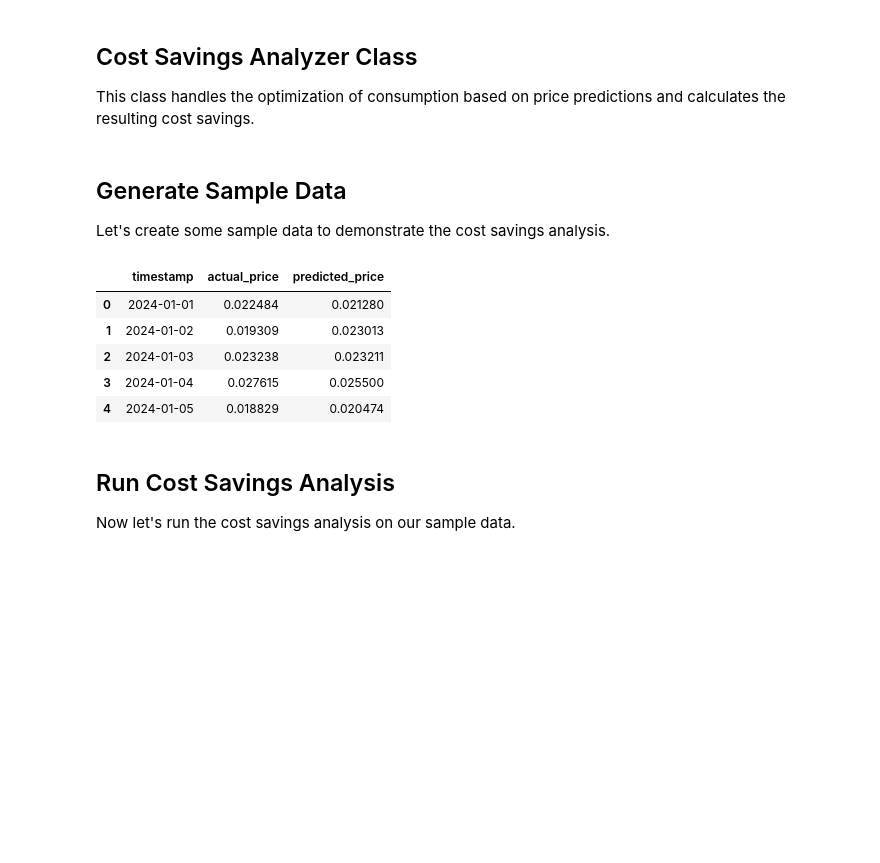
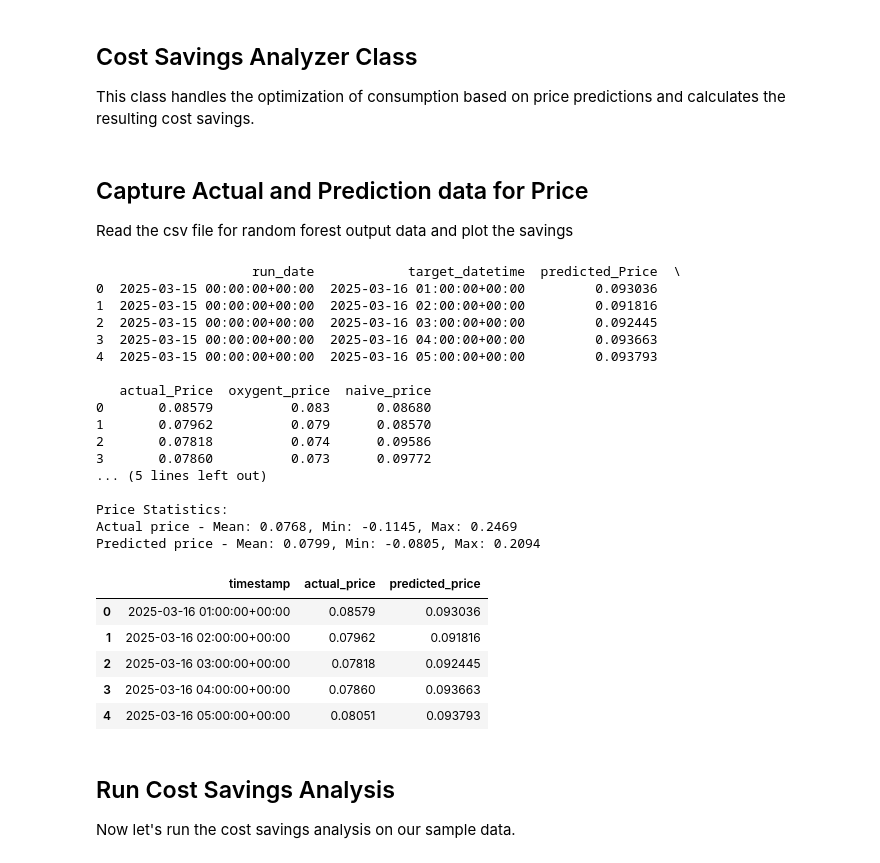
Before and after one commit to tvgerwe/ENEXIS, a Jupyter notebook: workspaces/sandeep/warp/cost_savings_analysis.ipynb, the cells around one changed output. Saved outputs shown, nothing was run; the diff lists cells and outputs as text; code cells hidden in the pictures; blank space fills up the shorter version.

Commit message:
commit for a savings python notebook

```diff
--- a/workspaces/sandeep/warp/cost_savings_analysis.ipynb
+++ b/workspaces/sandeep/warp/cost_savings_analysis.ipynb
@@ -168,53 +225,73 @@ class CostSavingsAnalyzer:
         # Adjust layout
         plt.tight_layout()
         plt.show()
-# %% [markdown]
-## Generate Sample Data
-
-Let's create some sample data to demonstrate the cost savings analysis.
+# %% [markdown]
+## Capture Actual and Prediction data for Price
+
+Read the csv file for random forest output data and plot the savings
 # %%
-def generate_sample_data() -> pd.DataFrame:
+def process_results_data() -> pd.DataFrame:
     """Load and prepare data from the rolling predictions CSV file"""
     # Read the CSV file
-    file_path = '/Users/sgawde/work/eaisi-code/main-branch-01-jun/ENEXIS/src/models/model_run_results/rolling_predictions.csv'
+    # file_path = '/Users/sgawde/work/eaisi-code/main-branch-01-jun/ENEXIS/src/models/model_run_results/rolling_predictions.csv'
+    file_path = '../../sharell/random_forest_predictions_with_actuals.csv'
     df = pd.read_csv(file_path)
+
+    print(df.head())
 
     # Rename columns to match our expected format
     df = df.rename(columns={
-        'Timestamp': 'timestamp',
-        'Actual': 'actual_price',
-        'Predicted_1d_ahead': 'predicted_price'
+        'target_datetime': 'timestamp',
+        'actual_Price': 'actual_price',
+        'predicted_Price': 'predicted_price'
     })
 
     # Convert timestamp to datetime
     df['timestamp'] = pd.to_datetime(df['timestamp'])
 
     # Fill NaN values in predicted_price with actual_price
     df['predicted_price'] = df['predicted_price'].fillna(df['actual_price'])
 
     # Select only the required columns
     df = df[['timestamp', 'actual_price', 'predicted_price']]
 
     # Log the data summary
     print("\nData Summary:")
     print(f"Number of days: {len(df)}")
     print(f"Date range: {df['timestamp'].min()} to {df['timestamp'].max()}")
     print("\nPrice Statistics:")
     print(f"Actual price - Mean: {df['actual_price'].mean():.4f}, Min: {df['actual_price'].min():.4f}, Max: {df['actual_price'].max():.4f}")
     print(f"Predicted price - Mean: {df['predicted_price'].mean():.4f}, Min: {df['predicted_price'].min():.4f}, Max: {df['predicted_price'].max():.4f}")
 
     return df
 
 # Generate sample data
-sample_data = generate_sample_data()
+sample_data = process_results_data()
 sample_data.head()
 # %% [output]
+                    run_date            target_datetime  predicted_Price  \
+0  2025-03-15 00:00:00+00:00  2025-03-16 01:00:00+00:00         0.093036
+1  2025-03-15 00:00:00+00:00  2025-03-16 02:00:00+00:00         0.091816
+2  2025-03-15 00:00:00+00:00  2025-03-16 03:00:00+00:00         0.092445
+3  2025-03-15 00:00:00+00:00  2025-03-16 04:00:00+00:00         0.093663
+4  2025-03-15 00:00:00+00:00  2025-03-16 05:00:00+00:00         0.093793
+
+   actual_Price  oxygent_price  naive_price
+0       0.08579          0.083      0.08680
+1       0.07962          0.079      0.08570
+2       0.07818          0.074      0.09586
+3       0.07860          0.073      0.09772
+... (5 lines left out)
+
+Price Statistics:
+Actual price - Mean: 0.0768, Min: -0.1145, Max: 0.2469
+Predicted price - Mean: 0.0799, Min: -0.0805, Max: 0.2094
 |  | timestamp | actual_price | predicted_price |
-| 0 | 2024-01-01 | 0.022484 | 0.021280 |
-| 1 | 2024-01-02 | 0.019309 | 0.023013 |
-| 2 | 2024-01-03 | 0.023238 | 0.023211 |
-| 3 | 2024-01-04 | 0.027615 | 0.025500 |
-| 4 | 2024-01-05 | 0.018829 | 0.020474 |
+| 0 | 2025-03-16 01:00:00+00:00 | 0.08579 | 0.093036 |
+| 1 | 2025-03-16 02:00:00+00:00 | 0.07962 | 0.091816 |
+| 2 | 2025-03-16 03:00:00+00:00 | 0.07818 | 0.092445 |
+| 3 | 2025-03-16 04:00:00+00:00 | 0.07860 | 0.093663 |
+| 4 | 2025-03-16 05:00:00+00:00 | 0.08051 | 0.093793 |
 # %% [markdown]
 ## Run Cost Savings Analysis
 
```
Also changed, not shown: parts of 4 cells of this notebook.
